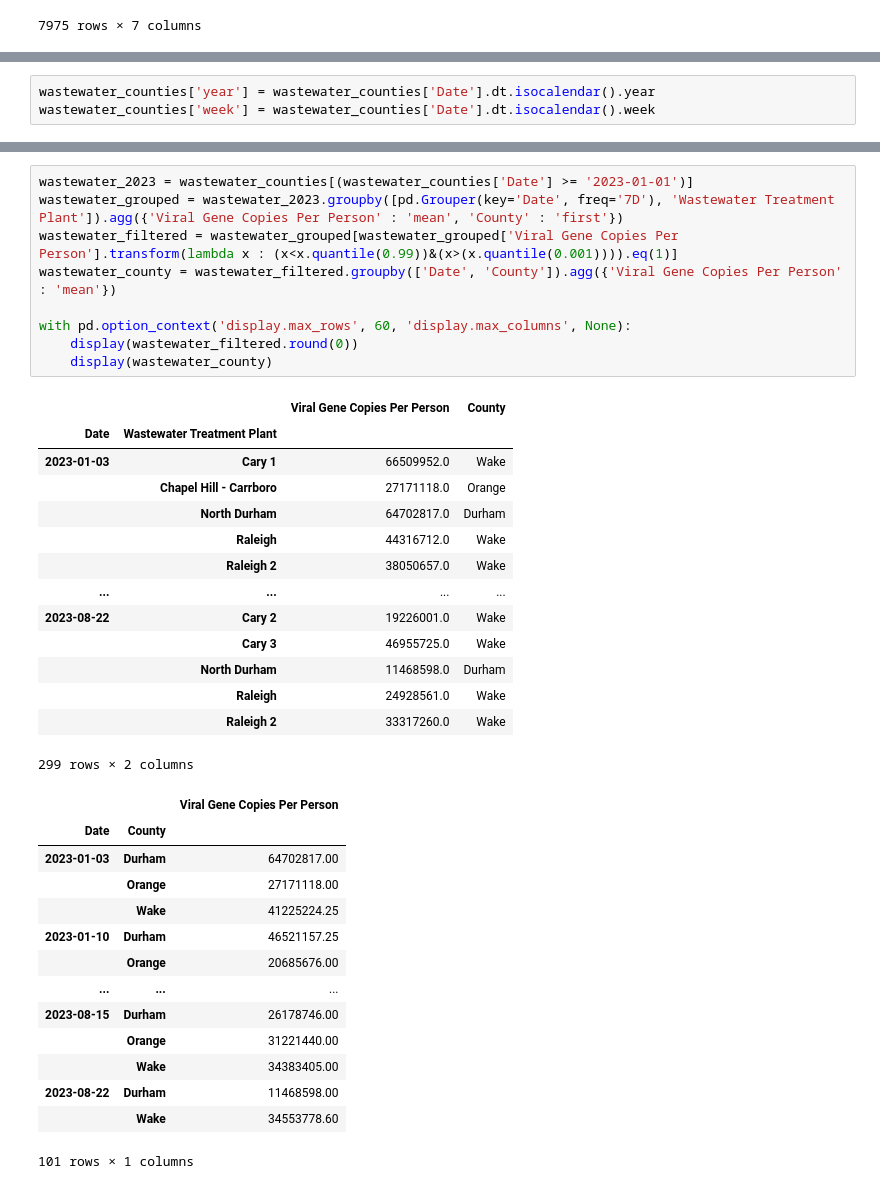
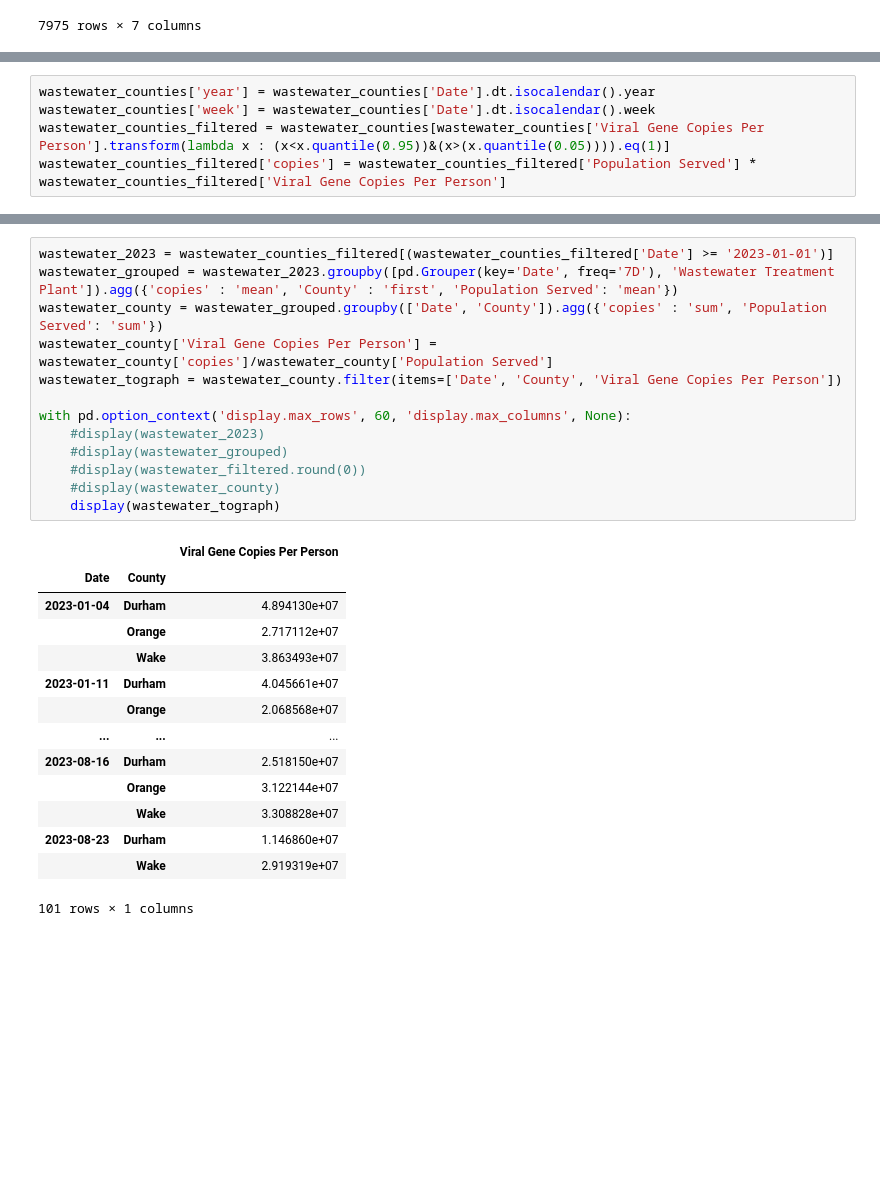
Before and after one commit to rossgrady/covid-wastewater, a Jupyter notebook: wastewater-triangle.ipynb, the cells around one changed output, grey strips where cells are left out. Drawn from its saved outputs; the diff is of its cells as text; blank space fills up the shorter version.

```diff
--- a/wastewater-triangle.ipynb
+++ b/wastewater-triangle.ipynb
@@ -45,5 +38,7 @@ array(['Stanly', 'Wake', 'Orange', 'Mecklenburg', 'Swain,jackson',
 # %%
 wastewater_counties['year'] = wastewater_counties['Date'].dt.isocalendar().year
 wastewater_counties['week'] = wastewater_counties['Date'].dt.isocalendar().week
+wastewater_counties_filtered = wastewater_counties[wastewater_counties['Viral Gene Copies Per Person'].transform(lambda x : (x<x.quantile(0.95))&(x>(x.quantile(0.05)))).eq(1)]
+wastewater_counties_filtered['copies'] = wastewater_counties_filtered['Population Served'] * wastewater_counties_filtered['Viral Gene Copies Per Person']
 # %%
 with pd.option_context('display.max_rows', 30, 'display.max_columns', None):
@@ -127,39 +111,29 @@ ax.legend(['2021','2022','2023'], loc=9, fontsize='x-large')
 # %%
-wastewater_2023 = wastewater_counties[(wastewater_counties['Date'] >= '2023-01-01')]
-wastewater_grouped = wastewater_2023.groupby([pd.Grouper(key='Date', freq='7D'), 'Wastewater Treatment Plant']).agg({'Viral Gene Copies Per Person' : 'mean', 'County' : 'first'})
-wastewater_filtered = wastewater_grouped[wastewater_grouped['Viral Gene Copies Per Person'].transform(lambda x : (x<x.quantile(0.99))&(x>(x.quantile(0.001)))).eq(1)]
-wastewater_county = wastewater_filtered.groupby(['Date', 'County']).agg({'Viral Gene Copies Per Person' : 'mean'})
+wastewater_2023 = wastewater_counties_filtered[(wastewater_counties_filtered['Date'] >= '2023-01-01')]
+wastewater_grouped = wastewater_2023.groupby([pd.Grouper(key='Date', freq='7D'), 'Wastewater Treatment Plant']).agg({'copies' : 'mean', 'County' : 'first', 'Population Served': 'mean'})
+wastewater_county = wastewater_grouped.groupby(['Date', 'County']).agg({'copies' : 'sum', 'Population Served': 'sum'})
+wastewater_county['Viral Gene Copies Per Person'] = wastewater_county['copies']/wastewater_county['Population Served']
+wastewater_tograph = wastewater_county.filter(items=['Date', 'County', 'Viral Gene Copies Per Person'])
 
 with pd.option_context('display.max_rows', 60, 'display.max_columns', None):
-    display(wastewater_filtered.round(0))
-    display(wastewater_county)
+    #display(wastewater_2023)
+    #display(wastewater_grouped)
+    #display(wastewater_filtered.round(0))
+    #display(wastewater_county)
+    display(wastewater_tograph)
 # %% [output]
-|  |  | Viral Gene Copies Per Person | County |
-| Date | Wastewater Treatment Plant |  |  |
-| 2023-01-03 | Cary 1 | 66509952.0 | Wake |
-|  | Chapel Hill - Carrboro | 27171118.0 | Orange |
-|  | North Durham | 64702817.0 | Durham |
-|  | Raleigh | 44316712.0 | Wake |
-|  | Raleigh 2 | 38050657.0 | Wake |
-| ... | ... | ... | ... |
-| 2023-08-22 | Cary 2 | 19226001.0 | Wake |
-|  | Cary 3 | 46955725.0 | Wake |
-|  | North Durham | 11468598.0 | Durham |
-|  | Raleigh | 24928561.0 | Wake |
-|  | Raleigh 2 | 33317260.0 | Wake |
+|  |  | Viral Gene Copies Per Person |
+| Date | County |  |
+| 2023-01-04 | Durham | 4.894130e+07 |
+|  | Orange | 2.717112e+07 |
+|  | Wake | 3.863493e+07 |
+| 2023-01-11 | Durham | 4.045661e+07 |
+|  | Orange | 2.068568e+07 |
+| ... | ... | ... |
+| 2023-08-16 | Durham | 2.518150e+07 |
+|  | Orange | 3.122144e+07 |
+|  | Wake | 3.308828e+07 |
+| 2023-08-23 | Durham | 1.146860e+07 |
+|  | Wake | 2.919319e+07 |
-299 rows × 2 columns
+101 rows × 1 columns
-|  |  | Viral Gene Copies Per Person |
-| Date | County |  |
-| 2023-01-03 | Durham | 64702817.00 |
-|  | Orange | 27171118.00 |
-|  | Wake | 41225224.25 |
-| 2023-01-10 | Durham | 46521157.25 |
-|  | Orange | 20685676.00 |
-| ... | ... | ... |
-| 2023-08-15 | Durham | 26178746.00 |
-|  | Orange | 31221440.00 |
-|  | Wake | 34383405.00 |
-| 2023-08-22 | Durham | 11468598.00 |
-|  | Wake | 34553778.60 |
-101 rows × 1 columns
 # %%
```
Also changed, not shown: parts of 6 cells of this notebook, 1 other file.
